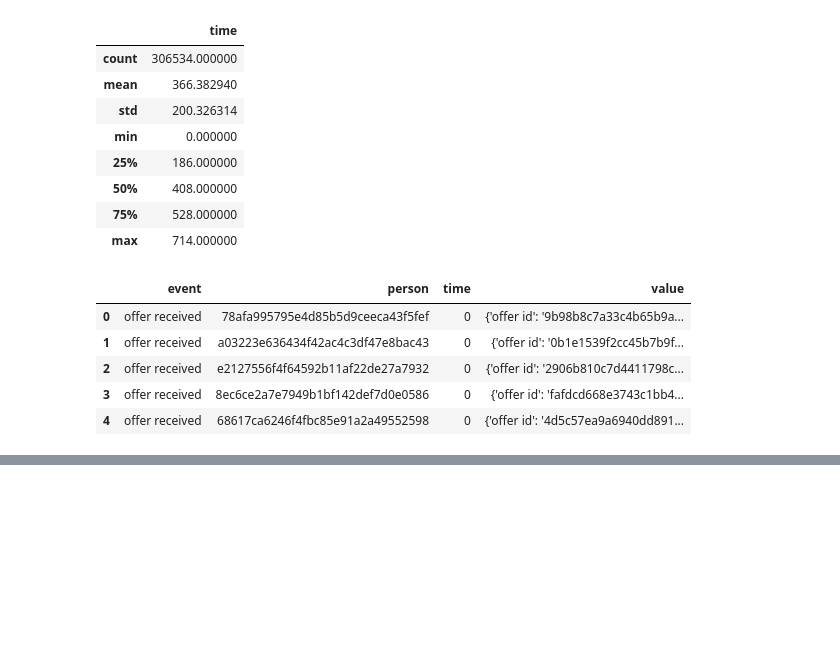
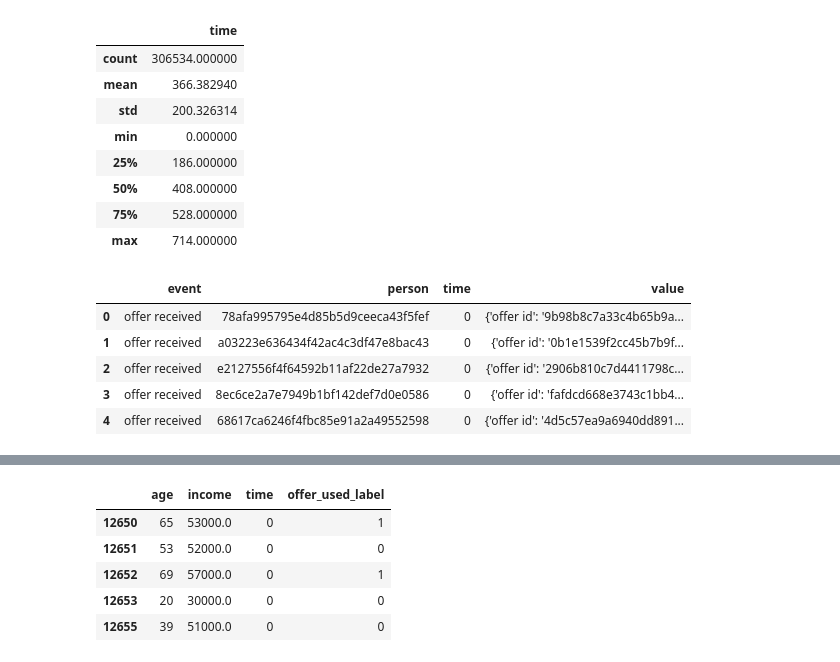
Before and after one commit to valmsmith39a/u-g-starbucks-capstone, a Jupyter notebook: Starbucks_Capstone_notebook.ipynb, the cells around one changed output, grey strips where cells are left out. Drawn from its saved outputs; the diff is of its cells as text; code cells hidden in the pictures; blank space fills up the shorter version.

```diff
--- a/Starbucks_Capstone_notebook.ipynb
+++ b/Starbucks_Capstone_notebook.ipynb
@@ -255,6 +254,21 @@ valid_offers_df.head()
 | 12652 | 69 | 20160814 | F | 57000.0 | offer viewed | 102e9454054946fda62242d2e176fdce | 0 | {'offer id': '4d5c57ea9a6940dd891... | 1 |
 | 12653 | 20 | 20160711 | F | 30000.0 | offer viewed | 02c083884c7d45b39cc68e1314fec56c | 0 | {'offer id': 'ae264e3637204a6fb9b... | 0 |
 | 12655 | 39 | 20140527 | M | 51000.0 | offer viewed | be8a5d1981a2458d90b255ddc7e0d174 | 0 | {'offer id': '5a8bc65990b245e5a13... | 0 |
+# %%
+valid_offers_df['income'].fillna(0, inplace=True)
+# %%
+# Replace empty income values with 0
+
+# Temporarily drop non-converted features
+valid_offers_df.drop(['became_member_on', 'gender', 'event', 'person', 'value'], axis=1, inplace=True)
+valid_offers_df.head()
+# %% [output]
+|  | age | income | time | offer_used_label |
+| 12650 | 65 | 53000.0 | 0 | 1 |
+| 12651 | 53 | 52000.0 | 0 | 0 |
+| 12652 | 69 | 57000.0 | 0 | 1 |
+| 12653 | 20 | 30000.0 | 0 | 0 |
+| 12655 | 39 | 51000.0 | 0 | 0 |
 # %%
 # Split data into labels and features
 valid_offers_used = valid_offers_df['offer_used_label'].copy()
```
Also changed, not shown: parts of 40 cells of this notebook, 3 other files.
